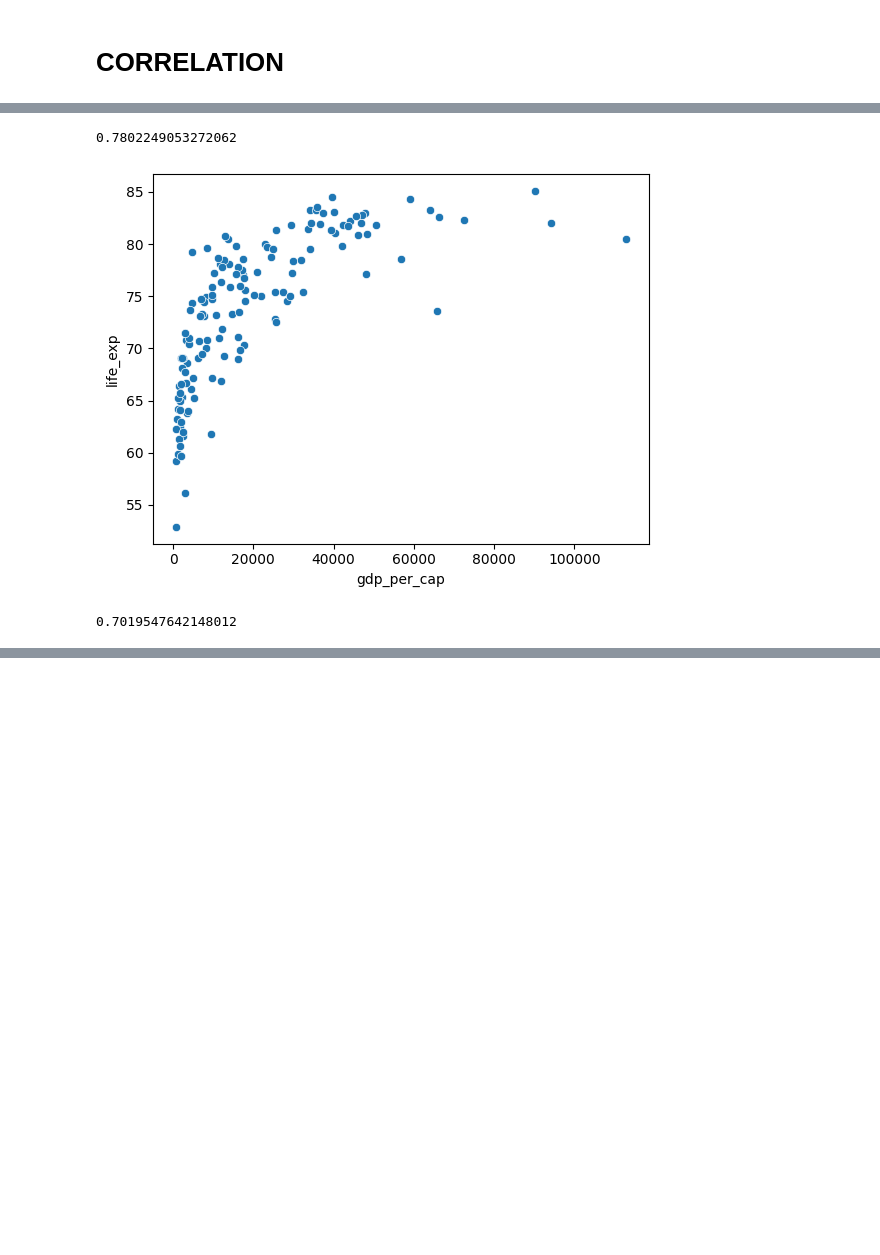
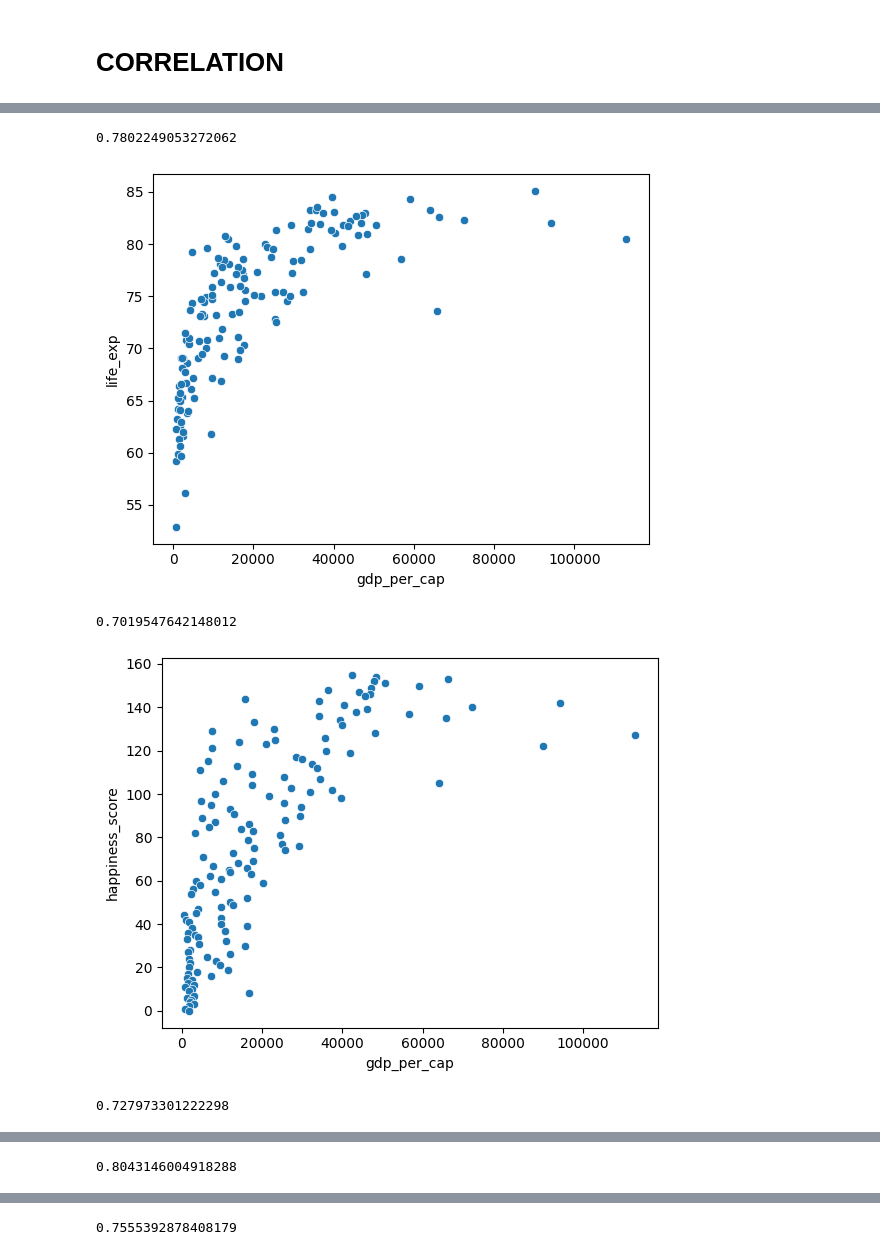
Before and after one commit to gustavo-plc/PyStatistics, a Jupyter notebook: Statistics_in_Py.ipynb, the cells around one changed output, grey strips where cells are left out. Drawn from its saved outputs; the diff is of its cells as text; code cells hidden in the pictures; blank space fills up the shorter version.

```diff
--- a/Statistics_in_Py.ipynb
+++ b/Statistics_in_Py.ipynb
@@ -904,6 +904,7 @@ Probability of > 10 responses:
 import pandas as pd
 import seaborn as sns
 import matplotlib.pyplot as plt
+import numpy as np
 
 # READING FILES
 
@@ -969,12 +970,58 @@ print()
 # TRANSFORMING VARIABLES TO APPLY CORRELATION!
 
 # Scatterplot of happiness_score vs. gdp_per_cap
-____
+sns.scatterplot(x = 'gdp_per_cap', y = 'happiness_score', data = world_happiness)
 plt.show()
 
 # Calculate correlation
-cor = ____
-print(cor)
+cor3 = world_happiness['gdp_per_cap'].corr(world_happiness['happiness_score'])
+print(cor3)
+print()
+
+# IT'S CLEAR THAT THE VARIABLES DON'T HAVE A LINEAR RELATIONSHIP. THUS, WE HAVE TO SOMEHOW LINEARIZE IT.
+
+# Create log_gdp_per_cap column
+world_happiness['log_gdp_per_cap'] = np.log(world_happiness['gdp_per_cap'])
+
+# Scatterplot of happiness_score vs. log_gdp_per_cap
+sns.scatterplot(x = 'log_gdp_per_cap', y = 'happiness_score', data = world_happiness)
+plt.show()
+print()
+
+# Calculate correlation
+cor4 = world_happiness['log_gdp_per_cap'].corr(world_happiness['happiness_score'])
+print(cor4)
+print()
+
+
+
+# ANSWERING QUESTIONS!
+
+# Does sugar improve happiness?
+
+
+# Scatterplot of grams_sugar_per_day and happiness_score
+sns.scatterplot(x = 'grams_sugar_per_day', y = 'happiness_score', data =  world_happiness)
+plt.show()
+print()
+# Correlation between grams_sugar_per_day and happiness_score
+cor5 = world_happiness['grams_sugar_per_day'].corr(world_happiness['happiness_score'])
+print(cor5)
+print()
+
+
+# Design of experiments
+
+
+# Experiments generally aim to answer a question in the form, "What is the effect of the treatment on the response?"
+
+# TREATMENT: EXPLANATORY/INDEPENDENT VARIABLE (ADVERTISEMENT)
+# RESPONSE: RESPONSE/DEPENDENT VARIABLE (PURCHASES)
+
+# TREATMENT GROUP: SEES THE ADVERTISEMENT
+# CONTROL GROUP: DOESN'T SEE THE AD.
+
+# QUESTION: BY SEEING THE AD DO PEOPLE BUY MORE?
 # %% [output]
    Unnamed: 0      country  social_support  freedom  corruption  generosity  \
 0           1      Finland             2.0      5.0         4.0        47.0
@@ -996,6 +1043,8 @@ print(cor)
 [figure]
 [figure]
 [figure]
 0.7802249053272062
 [figure]
 0.7019547642148012
+[figure, added]
+0.727973301222298
@@ -1001,0 +1052 @@ print(cor)
+0.8043146004918288
@@ -1001,0 +1054 @@ print(cor)
+0.7555392878408179
```
Also changed, not shown: parts of 1 cell of this notebook.
